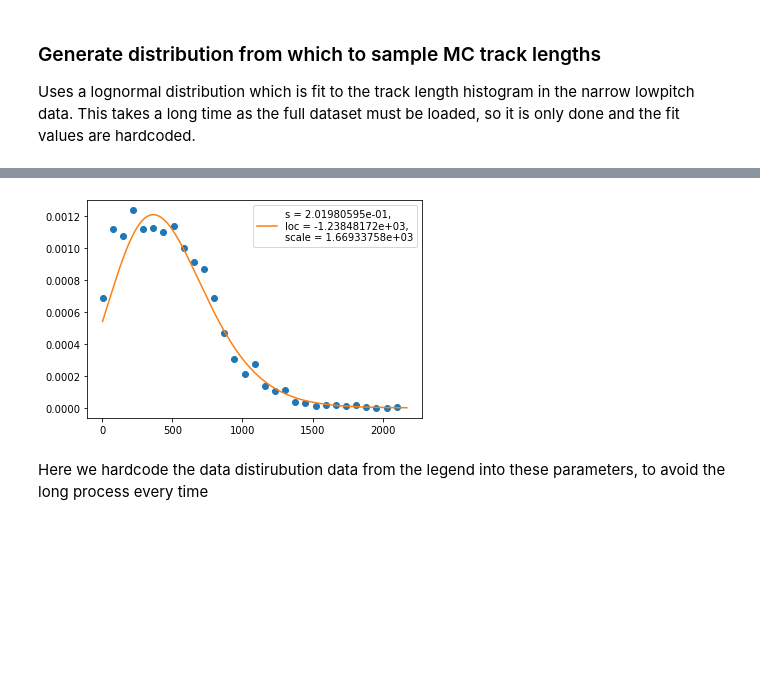
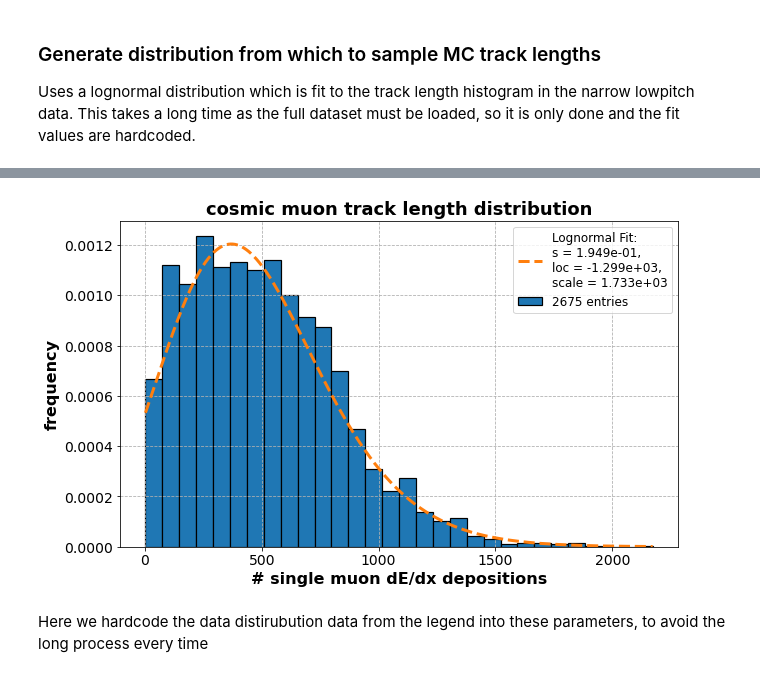
Before and after one commit to socrossley/Cosmic_Muon_CER, a Jupyter notebook: MC_Reconstruction.ipynb, the cells around one changed output, grey strips where cells are left out. Cells and saved outputs as stored; diff of their text form; code cells hidden in the pictures; blank space fills up the shorter version.

```diff
--- a/MC_Reconstruction.ipynb
+++ b/MC_Reconstruction.ipynb
@@ -39,0 +29,22 @@ plt.plot([dedx], [prob], marker='o', color='tab:purple')
+# %%
+def gen_fig(dedx):
+    fig = plt.figure(figsize=(12,6.75))
+    plt.plot(xrange, pdf, label='langau pdf', lw=3)
+    plt.plot(xrange, cdf, label='langau cdf', lw=3)
+    plt.xlabel("dE/dx (MeV/cm)", fontsize=16, fontweight='bold')
+    plt.xlim(0,6)
+    plt.ylim(0,1.75)
+
+    prob = cdf[np.argmin((xrange[:,np.newaxis]-np.repeat(dedx[np.newaxis,:], len(xrange), axis=0))**2, axis=0)]
+
+    plt.plot(np.array([np.zeros(len(prob)), dedx]), np.array([prob,prob]), ls='-.', color='tab:purple', lw=0.8, alpha=0.05)
+    plt.plot(np.array([dedx, dedx]), np.array([np.zeros(len(prob)), prob]), ls='-.', color='tab:purple', lw=0.8, alpha=0.1)
+    plt.plot(np.array([dedx]), np.array([prob]), marker='o', color='tab:purple', ls='', alpha=0.3)
+    # plt.plot(dedx, np.zeros(np.shape(dedx)), marker='o', ls='', color='tab:green', markersize=10, zorder=10, label='MC dE/dx', clip_on=False)
+    plt.hist(dedx[dedx<6], np.arange(0,6.1,0.1), color='tab:green', alpha=0.8, edgecolor='black', density=True, label='MC generated \ndE/dx distribution')
+    plt.legend(loc='upper left', fontsize=14)
+    return fig
+# %%
+dedx = sample_from_langau(*params, 1000)
+fig = gen_fig(dedx)
+fig.show()
@@ -40,3 +53,13 @@ plt.plot([dedx], [prob], marker='o', color='tab:purple')
+# %%
+%%script false --no-raise-error
+from tqdm.auto import tqdm
+start = 50
+step = 50
+for i in tqdm(range(len(dedx[start-1:]))):
+    if i % step == 0:
+        fig = gen_fig(dedx[:i+start])
+        fig.savefig(f'temp_plots/mc_generate_example_{(i+start+1)//step}.png', bbox_inches='tight')
+        plt.close(fig)
 # %% [markdown]
 ### Generate distribution from which to sample MC track lengths
 Uses a lognormal distribution which is fit to the track length histogram in the narrow lowpitch data. This takes a long time as the full dataset must be loaded, so it is only done and the fit values are hardcoded.
@@ -56,15 +85,22 @@ def lognorm(x, s, loc, scale):
 # %%
 counts, edges = np.histogram(lens, 30, density=True)
 bins = (edges[1:] + edges[:-1]) / 2
-plt.plot(edges[:-1], counts, ls='', marker='o')
+plt.style.use('stylesheets/eloss.mplstyle')
+fig = plt.figure(figsize=(10,6))
+plt.hist(bins, edges, weights=counts, lw=1.2, edgecolor='black', alpha=1, label=f'{len(cer.muons.index)} entries')
 popt, pcov = curve_fit(lognorm, bins, counts)
 
 x = np.linspace(edges[0], edges[-1], 1000)
-plt.plot(x, lognorm(x, *popt), label='s = {:.8e}, \nloc = {:.8e}, \nscale = {:.8e}'.format(*popt))
+plt.plot(x, lognorm(x, *popt), ls='--', lw=3,
+         label='Lognormal Fit:\ns = {:.3e}, \nloc = {:.3e}, \nscale = {:.3e}'.format(*popt))
+plt.xlabel('# single muon dE/dx depositions')
+plt.ylabel('frequency')
+plt.title('cosmic muon track length distribution')
 plt.legend()
 plt.show()
+fig.savefig('tracklength_lognormal_fit.png', bbox_inches='tight')
 # %% [output]
-[figure, old version]
+[figure, new version]
 # %% [markdown]
 Here we hardcode the data distirubution data from the legend into these parameters, to avoid the long process every time
 # %%
```
Also changed, not shown: parts of 3 cells of this notebook, 8 other files.
